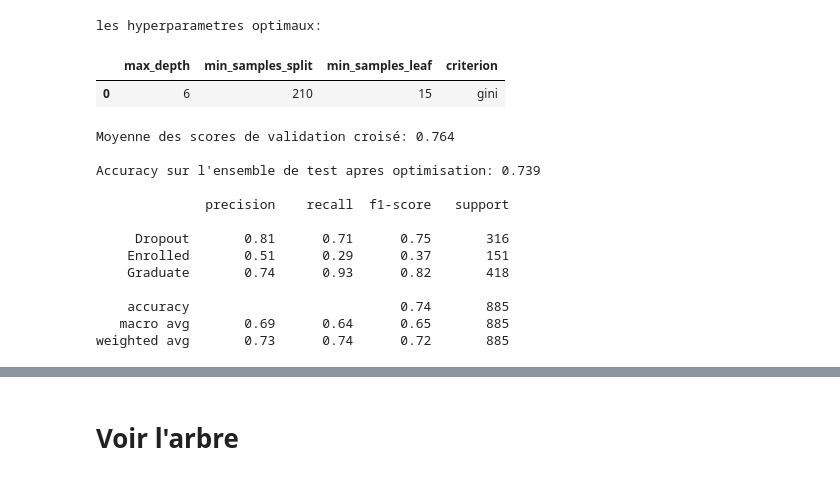
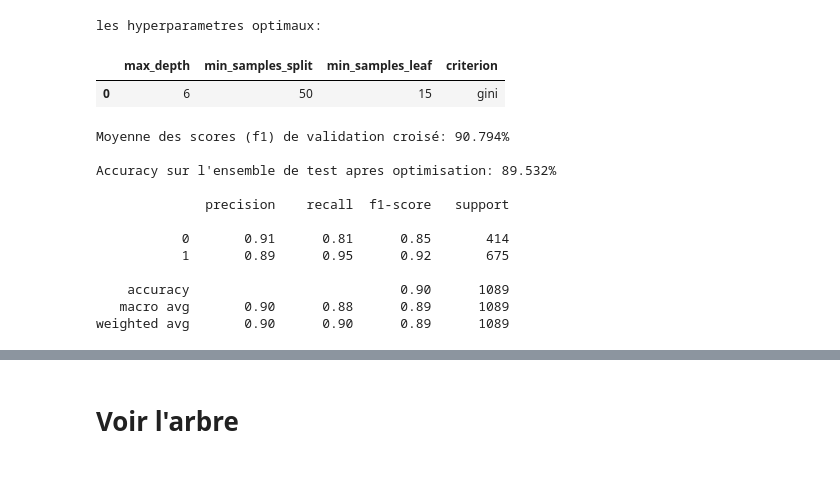
Before and after one commit to Zargotrax/MachineLearningStudentSuccess, a Jupyter notebook: DecisionTree.ipynb, the cells around one changed output, grey strips where cells are left out. Drawn from its saved outputs; the diff is of its cells as text; code cells hidden in the pictures.

```diff
--- a/DecisionTree.ipynb
+++ b/DecisionTree.ipynb
@@ -35 +17,3 @@ data
+# %%
+X, y, cat_features = load_data().get_data_X_y(data='simplify')
 # %% [markdown]
@@ -37,13 +21,10 @@ data
 # %%
-X = data.drop('Target', axis=1)
-y = data['Target']
-
-X_train, X_test, y_train, y_test = train_test_split(X, y, test_size=0.2, random_state=42)
+X_train, X_test, y_train, y_test = train_test_split(X, y, test_size=0.3, random_state=42)
 
 clf = DecisionTreeClassifier(random_state=42)
 clf.fit(X_train, y_train)
 
 y_pred = clf.predict(X_test)
-print("Accuracy: ", accuracy_score(y_test, y_pred), "\n")
+print("Accuracy : ", accuracy_score(y_test, y_pred) * 100, "\n")
 print(classification_report(y_test, y_pred))
 # %% [output]
@@ -146,6 +43,5 @@ weighted avg       0.71      0.73      0.71       885
 # %%
-
-#les hyperparametres a tester
+# Les hyperparamètres à tester
 param_grid = {
     'max_depth': [6, 8, 10, 12, 15],
     'min_samples_split': [50, 100, 190, 200, 210, 225, 250],
@@ -153,7 +49,7 @@ param_grid = {
     'criterion': ['gini', 'entropy']
 }
 
-grid_search = GridSearchCV(estimator=clf, param_grid=param_grid, cv=10, n_jobs=-1, scoring='accuracy')
+grid_search = GridSearchCV(estimator=clf, param_grid=param_grid, cv=5, n_jobs=-1, scoring='f1')
 grid_search.fit(X_train, y_train)
 
 best_params = grid_search.best_params_
@@ -162,47 +58,46 @@ best_params = grid_search.best_params_
 resultats = {
     'max_depth': [],
     'min_samples_split': [],
     'min_samples_leaf': [],
     'criterion': []
 }
 resultats['max_depth'].append(best_params.get('max_depth'))
 resultats['min_samples_split'].append(best_params.get('min_samples_split'))
 resultats['min_samples_leaf'].append(best_params.get('min_samples_leaf'))
 resultats['criterion'].append(best_params.get('criterion'))
 
 
 
 df = pd.DataFrame(resultats)
 print('les hyperparametres optimaux:')
 display.display(df)
 
 
-#evaluation
+# Évaluation
 best_model = grid_search.best_estimator_
 
 best_cv_score = grid_search.best_score_
-print(f'Moyenne des scores de validation croisé: {best_cv_score:.3f}\n')
+print(f'Moyenne des scores (f1) de validation croisé: {best_cv_score * 100:.3f}%\n')
 
 
 y_pred = best_model.predict(X_test)
 accuracy = accuracy_score(y_test, y_pred)
-print(f"Accuracy sur l'ensemble de test apres optimisation: {accuracy:.3f}\n")
+print(f"Accuracy sur l'ensemble de test apres optimisation: {accuracy * 100:.3f}%\n")
 
 print(classification_report(y_test, y_pred))
 # %% [output]
 les hyperparametres optimaux:
 |  | max_depth | min_samples_split | min_samples_leaf | criterion |
-| 0 | 6 | 210 | 15 | gini |
+| 0 | 6 | 50 | 15 | gini |
-Moyenne des scores de validation croisé: 0.764
+Moyenne des scores (f1) de validation croisé: 90.794%
 
-Accuracy sur l'ensemble de test apres optimisation: 0.739
+Accuracy sur l'ensemble de test apres optimisation: 89.532%
 
               precision    recall  f1-score   support
 
-     Dropout       0.81      0.71      0.75       316
-    Enrolled       0.51      0.29      0.37       151
-    Graduate       0.74      0.93      0.82       418
+           0       0.91      0.81      0.85       414
+           1       0.89      0.95      0.92       675
 
-    accuracy                           0.74       885
-   macro avg       0.69      0.64      0.65       885
-weighted avg       0.73      0.74      0.72       885
+    accuracy                           0.90      1089
+   macro avg       0.90      0.88      0.89      1089
+weighted avg       0.90      0.90      0.89      1089
```
Also changed, not shown: parts of 31 cells of this notebook, 24 other files.
